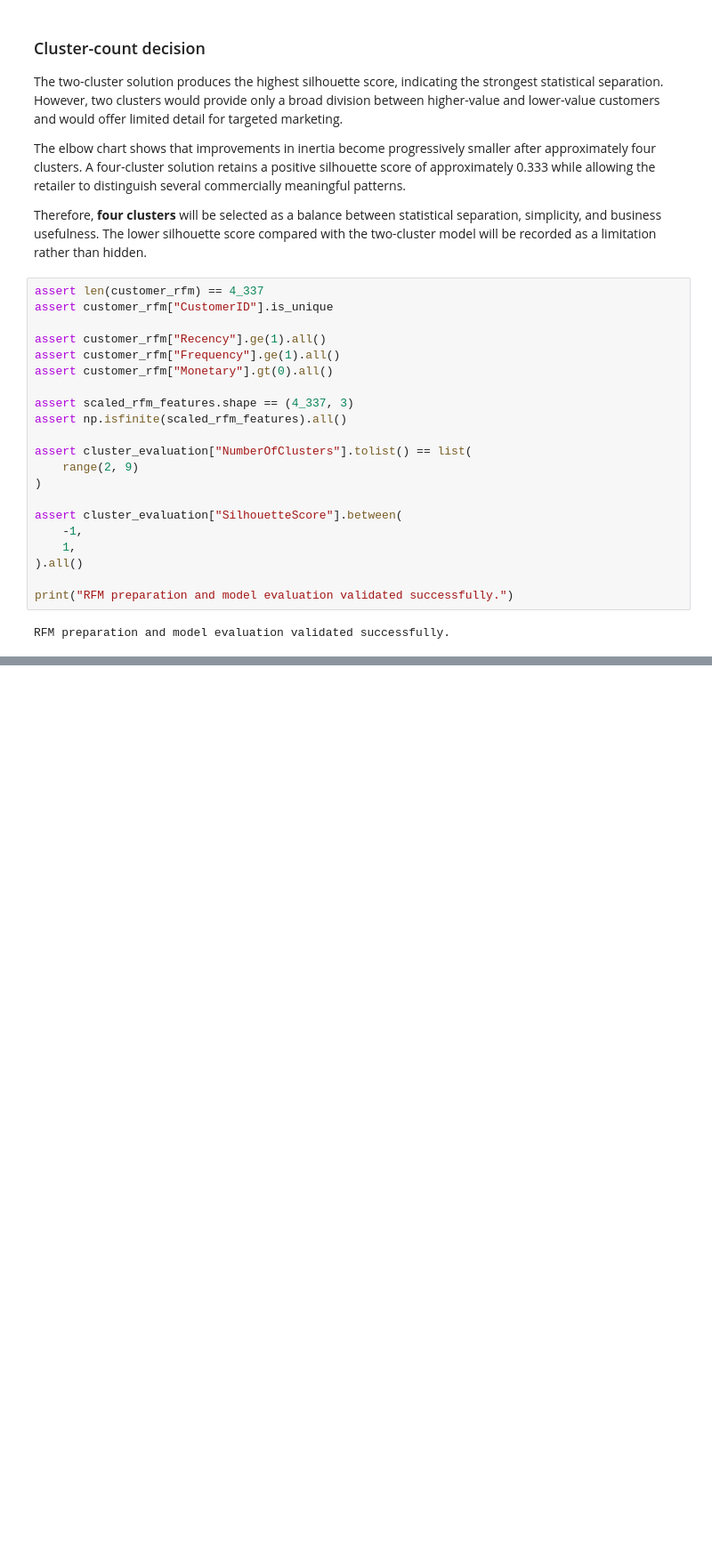
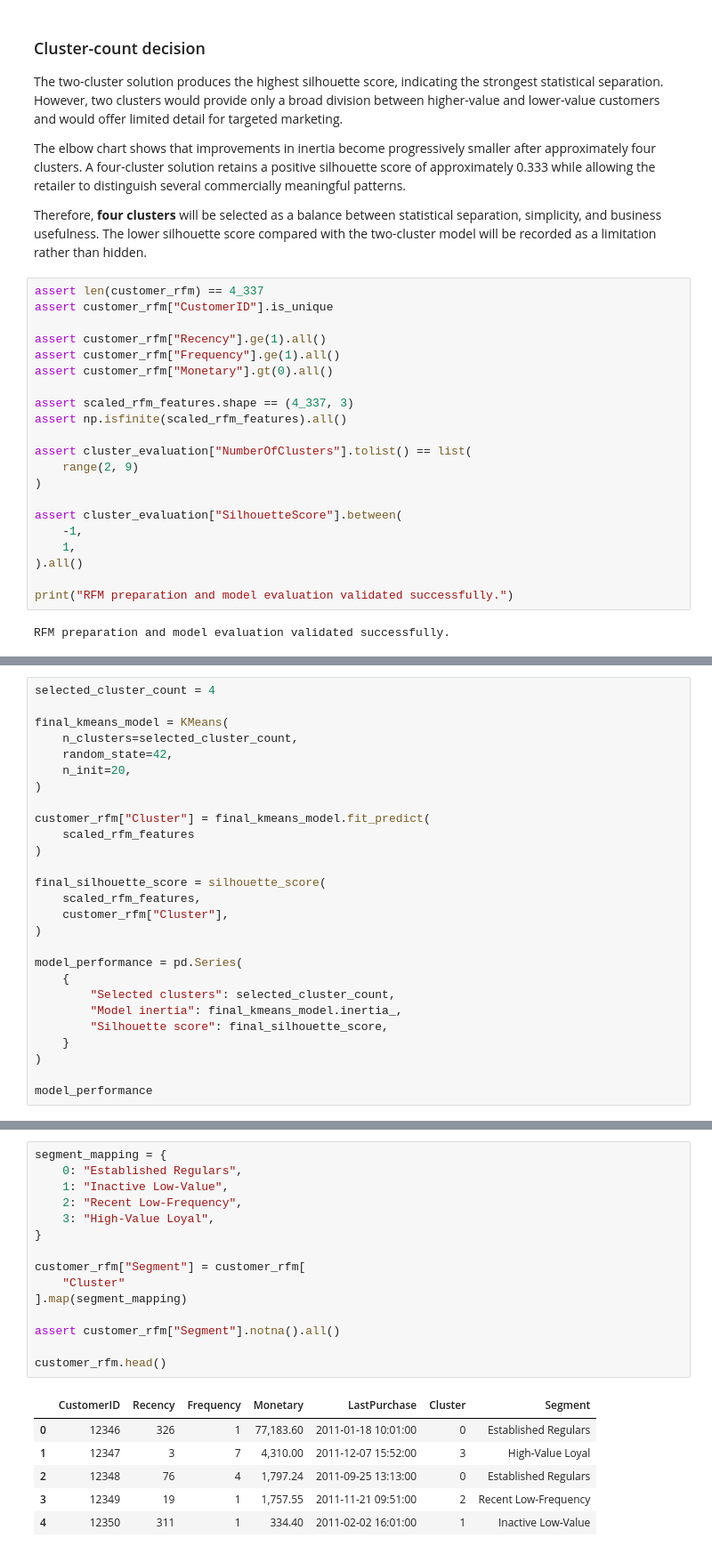
Before and after one commit to Ellusive89/CI-DA-Project-2-Online-Retail-Transaction-Analysis, a Jupyter notebook: jupyter_notebooks/04_Customer_Segmentation.ipynb, the cells around one changed output, grey strips where cells are left out. Shown at 89% size. Cells and saved outputs as stored; diff of their text form; blank space fills up the shorter version.

```diff
--- a/jupyter_notebooks/04_Customer_Segmentation.ipynb
+++ b/jupyter_notebooks/04_Customer_Segmentation.ipynb
@@ -372,0 +379,27 @@ RFM preparation and model evaluation validated successfully.
+# %%
+selected_cluster_count = 4
+
+final_kmeans_model = KMeans(
+    n_clusters=selected_cluster_count,
+    random_state=42,
+    n_init=20,
+)
+
+customer_rfm["Cluster"] = final_kmeans_model.fit_predict(
+    scaled_rfm_features
+)
+
+final_silhouette_score = silhouette_score(
+    scaled_rfm_features,
+    customer_rfm["Cluster"],
+)
+
+model_performance = pd.Series(
+    {
+        "Selected clusters": selected_cluster_count,
+        "Model inertia": final_kmeans_model.inertia_,
+        "Silhouette score": final_silhouette_score,
+    }
+)
+
+model_performance
@@ -372,0 +447,22 @@ RFM preparation and model evaluation validated successfully.
+# %%
+segment_mapping = {
+    0: "Established Regulars",
+    1: "Inactive Low-Value",
+    2: "Recent Low-Frequency",
+    3: "High-Value Loyal",
+}
+
+customer_rfm["Segment"] = customer_rfm[
+    "Cluster"
+].map(segment_mapping)
+
+assert customer_rfm["Segment"].notna().all()
+
+customer_rfm.head()
+# %% [output]
+|  | CustomerID | Recency | Frequency | Monetary | LastPurchase | Cluster | Segment |
+| 0 | 12346 | 326 | 1 | 77,183.60 | 2011-01-18 10:01:00 | 0 | Established Regulars |
+| 1 | 12347 | 3 | 7 | 4,310.00 | 2011-12-07 15:52:00 | 3 | High-Value Loyal |
+| 2 | 12348 | 76 | 4 | 1,797.24 | 2011-09-25 13:13:00 | 0 | Established Regulars |
+| 3 | 12349 | 19 | 1 | 1,757.55 | 2011-11-21 09:51:00 | 2 | Recent Low-Frequency |
+| 4 | 12350 | 311 | 1 | 334.40 | 2011-02-02 16:01:00 | 1 | Inactive Low-Value |
```
Also changed, not shown: parts of 13 cells of this notebook, 1 other file.
